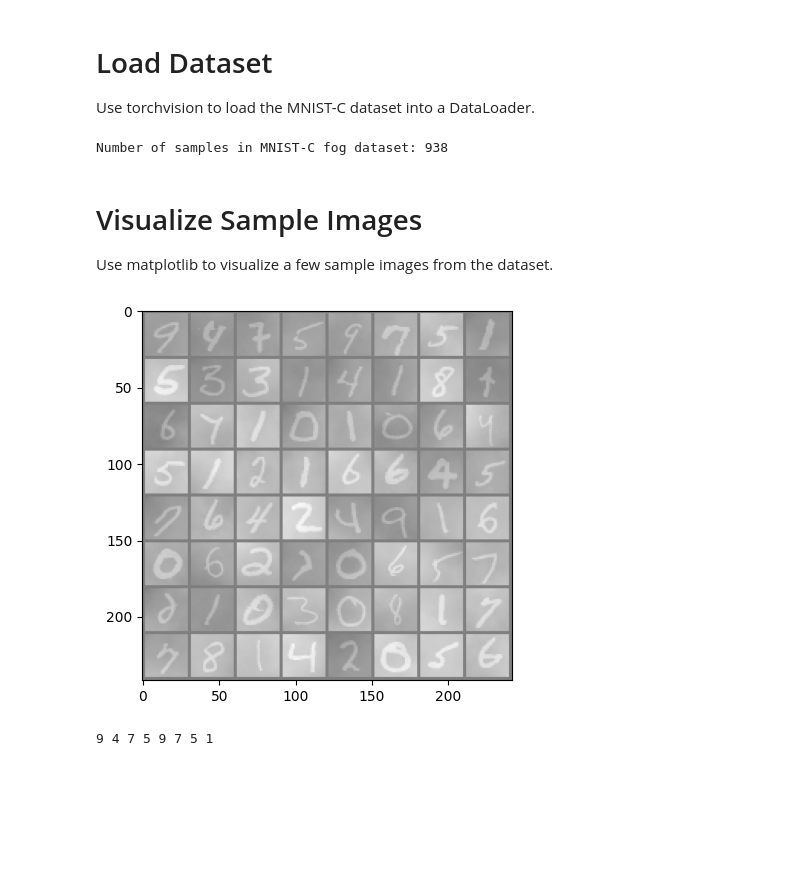
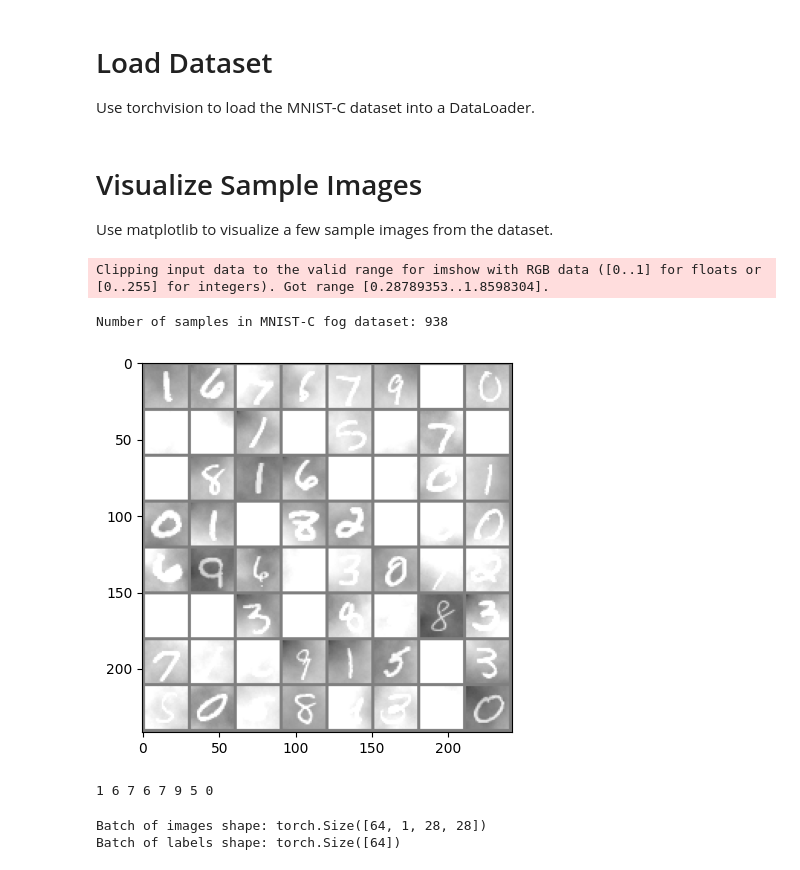
Before and after one commit to aaronhan223/watch, a Jupyter notebook: Podkopaev & Ramdas Code/mnist_watch.ipynb, the cells around one changed output. Drawn from its saved outputs; the diff is of its cells as text; code cells hidden in the pictures; blank space fills up the shorter version.

Commit message:
udpated with cifar and mnist code

```diff
--- a/Podkopaev & Ramdas Code/mnist_watch.ipynb
+++ b/Podkopaev & Ramdas Code/mnist_watch.ipynb
@@ -94,56 +94,56 @@ class NpyDataset(Dataset):
         return img, label
 # %%
 # Load Dataset
-from torchvision.datasets import ImageFolder
 from torch.utils.data import DataLoader
 
-dataset_dir = '/cis/home/xhan56/code/wtr/data'
-corruption_type = 'fog'
+def load_mnist_c(corruption_type='fog'):
+    # Define the path to the MNIST-C dataset
+    mnist_c_path = os.path.join('/cis/home/xhan56/code/wtr/data/mnist_c', corruption_type)
 
-# Define the path to the MNIST-C dataset
-mnist_c_path = os.path.join(dataset_dir, 'mnist_c', corruption_type)
+    # Define a transform to convert the images to tensors
+    transform = transforms.Compose([
+        transforms.ToTensor(),
+        transforms.Normalize((0.1307,), (0.3081,))
+    ])
 
-# Define a transform to convert the images to tensors
-transform = transforms.Compose([
-    transforms.ToTensor(),
-])
+    # Load the dataset using ImageFolder
+    mnist_c_train = NpyDataset(os.path.join(mnist_c_path, 'train_images.npy'),
+                            os.path.join(mnist_c_path, 'train_labels.npy'), transform=transform)
+    mnist_c_test = NpyDataset(os.path.join(mnist_c_path, 'test_images.npy'),
+                            os.path.join(mnist_c_path, 'test_labels.npy'), transform=transform)
 
-# Load the dataset using ImageFolder
-mnist_c_train = NpyDataset(os.path.join(mnist_c_path, 'train_images.npy'),
-                           os.path.join(mnist_c_path, 'train_labels.npy'), transform=transform)
+    # Create a DataLoader for the dataset
+    train_loader_c = DataLoader(mnist_c_train, batch_size=64, shuffle=True)
+    test_loader_c = DataLoader(mnist_c_test, batch_size=64, shuffle=True)
 
-# Create a DataLoader for the dataset
-train_loader = DataLoader(mnist_c_train, batch_size=64, shuffle=True)
-
-# Print the number of samples in the dataset
-print(f"Number of samples in MNIST-C {corruption_type} dataset: {len(train_loader)}")
+    return train_loader_c, test_loader_c
-# %% [output]
-Number of samples in MNIST-C fog dataset: 938
 # %% [markdown]
 # Visualize Sample Images
 Use matplotlib to visualize a few sample images from the dataset.
 # %%
 # Visualize Sample Images
 import matplotlib.pyplot as plt
 import numpy as np
-import pdb
 
 # Function to show an image
 def imshow(img):
     img = img / 2 + 0.5  # unnormalize
     npimg = img.numpy()
     plt.imshow(np.transpose(npimg, (1, 2, 0)), cmap='gray')
     plt.show()
 
+train_loader, _ = load_mnist_c()
 # Get some random training images
 dataiter = iter(train_loader)
 images, labels = next(dataiter)
 
 # Show images
 imshow(torchvision.utils.make_grid(images))
 
 # Print labels
 print(' '.join(f'{labels[j]}' for j in range(8)))
 # %% [output]
+Clipping input data to the valid range for imshow with RGB data ([0..1] for floats or [0..255] for integers). Got range [0.28789353..1.8598304].
+Number of samples in MNIST-C fog dataset: 938
-[figure, old version]
+[figure, new version]
-9 4 7 5 9 7 5 1
+1 6 7 6 7 9 5 0
@@ -149,0 +200,10 @@ print(' '.join(f'{labels[j]}' for j in range(8)))
+# %%
+train_loader, test_loader = load_mnist(batch_size=64, normalize=True)
+
+# Iterate through one batch to see shapes:
+images, labels = next(iter(train_loader))
+print("Batch of images shape:", images.shape)  # (64, 1, 28, 28)
+print("Batch of labels shape:", labels.shape)  # (64,)
+# %% [output]
+Batch of images shape: torch.Size([64, 1, 28, 28])
+Batch of labels shape: torch.Size([64])
```
Also changed, not shown: parts of 5 cells of this notebook, 3 other files.
